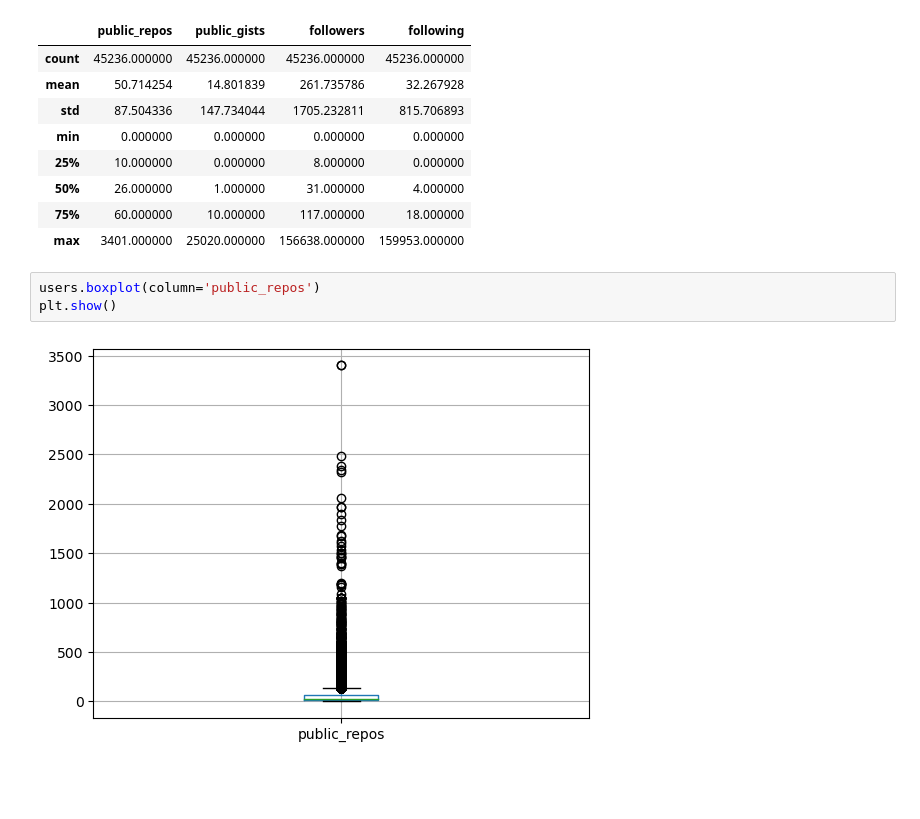
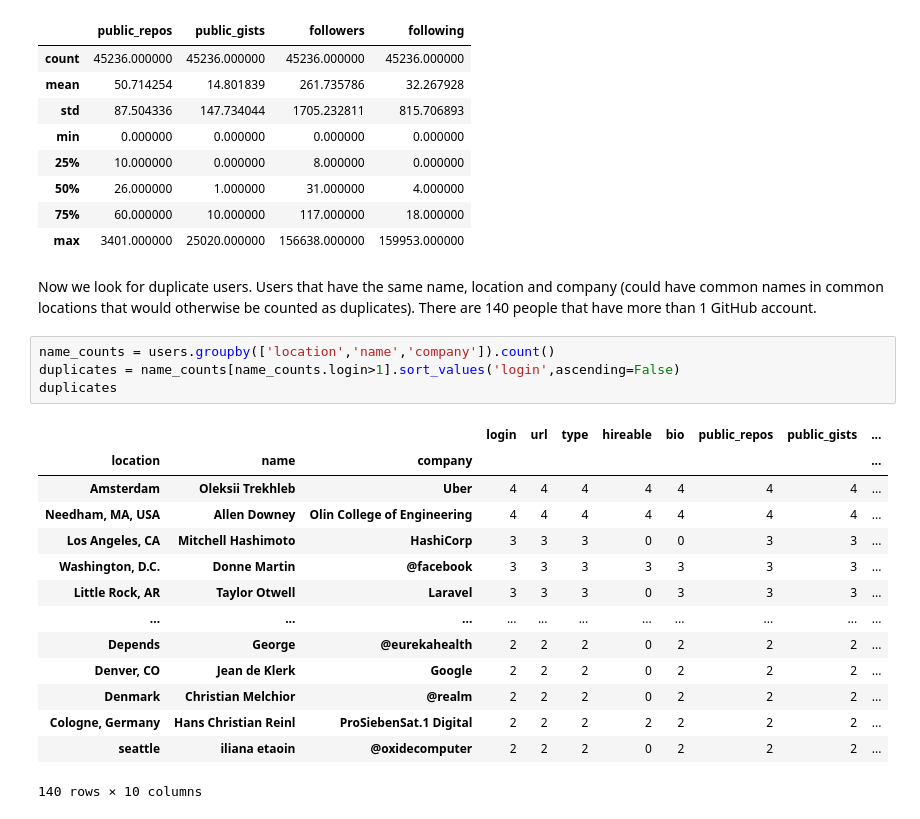
Before and after one commit to michbaum/githubGraph, a Jupyter notebook: Data Cleaning and Exploration.ipynb, the cells around one changed output. Saved outputs shown, nothing was run; the diff lists cells and outputs as text; blank space fills up the shorter version.

```diff
--- a/Data Cleaning and Exploration.ipynb
+++ b/Data Cleaning and Exploration.ipynb
@@ -125,8 +125,24 @@ users.describe()
 | 50% | 26.000000 | 1.000000 | 31.000000 | 4.000000 |
 | 75% | 60.000000 | 10.000000 | 117.000000 | 18.000000 |
 | max | 3401.000000 | 25020.000000 | 156638.000000 | 159953.000000 |
-# %%
-users.boxplot(column='public_repos')
-plt.show()
-# %% [output]
-[figure, removed]
+# %% [markdown]
+Now we look for duplicate users. Users that have the same name, location and company (could have common names in common locations that would otherwise be counted as duplicates). There are 140 people that have more than 1 GitHub account.
+# %%
+name_counts = users.groupby(['location','name','company']).count()
+duplicates = name_counts[name_counts.login>1].sort_values('login',ascending=False)
+duplicates
+# %% [output]
+|  |  |  | login | url | type | hireable | bio | public_repos | public_gists | ... |
+| location | name | company |  |  |  |  |  |  |  | ... |
+| Amsterdam | Oleksii Trekhleb | Uber | 4 | 4 | 4 | 4 | 4 | 4 | 4 | ... |
+| Needham, MA, USA | Allen Downey | Olin College of Engineering | 4 | 4 | 4 | 4 | 4 | 4 | 4 | ... |
+| Los Angeles, CA | Mitchell Hashimoto | HashiCorp | 3 | 3 | 3 | 0 | 0 | 3 | 3 | ... |
+| Washington, D.C. | Donne Martin | @facebook | 3 | 3 | 3 | 3 | 3 | 3 | 3 | ... |
+| Little Rock, AR | Taylor Otwell | Laravel | 3 | 3 | 3 | 0 | 3 | 3 | 3 | ... |
+| ... | ... | ... | ... | ... | ... | ... | ... | ... | ... | ... |
+| Depends | George | @eurekahealth | 2 | 2 | 2 | 0 | 2 | 2 | 2 | ... |
+| Denver, CO | Jean de Klerk | Google | 2 | 2 | 2 | 0 | 2 | 2 | 2 | ... |
+| Denmark | Christian Melchior | @realm | 2 | 2 | 2 | 0 | 2 | 2 | 2 | ... |
+| Cologne, Germany | Hans Christian Reinl | ProSiebenSat.1 Digital | 2 | 2 | 2 | 2 | 2 | 2 | 2 | ... |
+| seattle | iliana etaoin | @oxidecomputer | 2 | 2 | 2 | 0 | 2 | 2 | 2 | ... |
+140 rows × 10 columns
```
